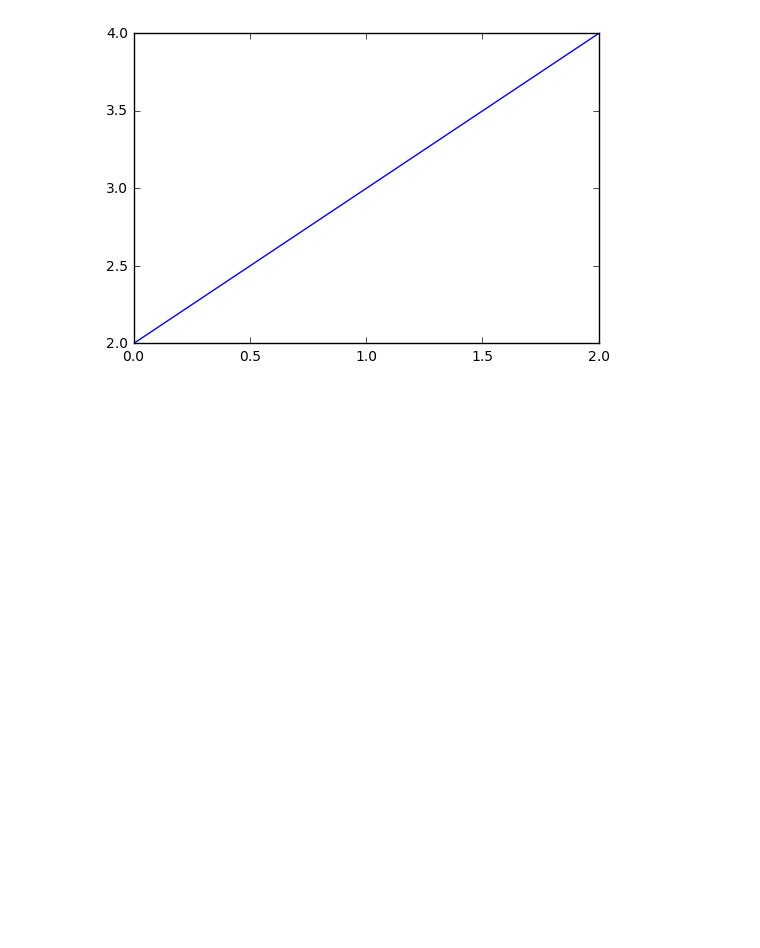
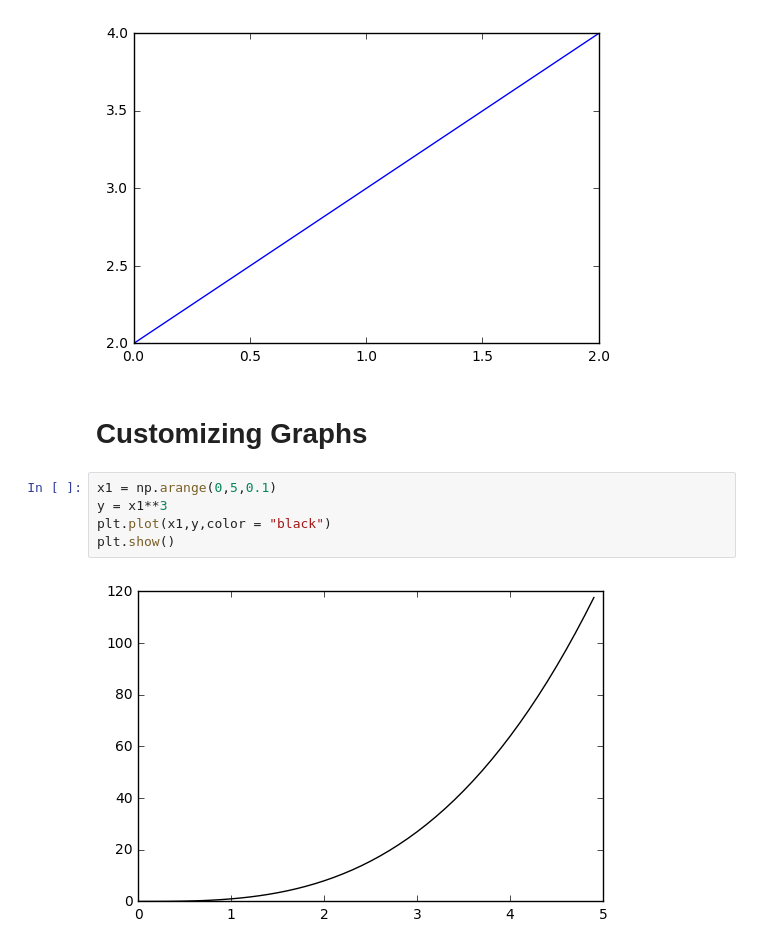
Before and after one commit to anmolkhanna93/MachileLearningPractise, a Jupyter notebook: Graphs.ipynb, the cells around one changed output. Cells and saved outputs as stored; diff of their text form; blank space fills up the shorter version.

Commit message:
Customizing Graphs

```diff
--- a/Graphs.ipynb
+++ b/Graphs.ipynb
@@ -100,3 +100,12 @@ plt.plot(a) # here a is taken as y axis and for x axis it takes range(len(a))
 plt.show()
 # %% [output]
 [figure]
+# %% [markdown]
+# Customizing Graphs
+# %%
+x1 = np.arange(0,5,0.1)
+y = x1**3
+plt.plot(x1,y,color = "black")
+plt.show()
+# %% [output]
+[figure, added]
```
Also changed, not shown: parts of 4 cells of this notebook.
